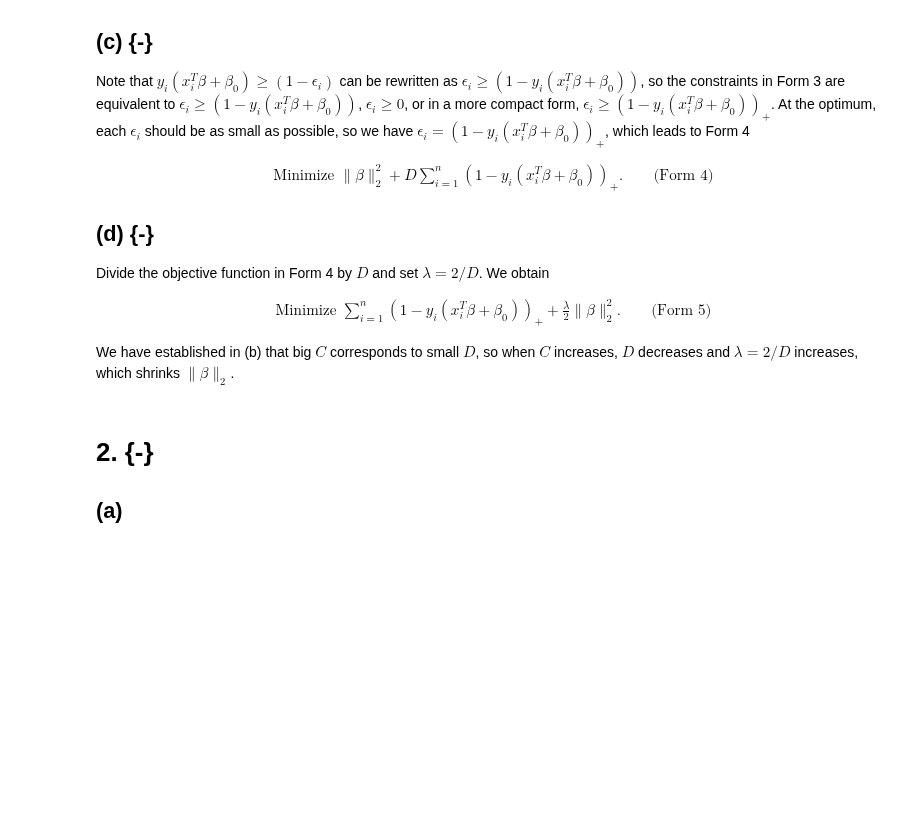
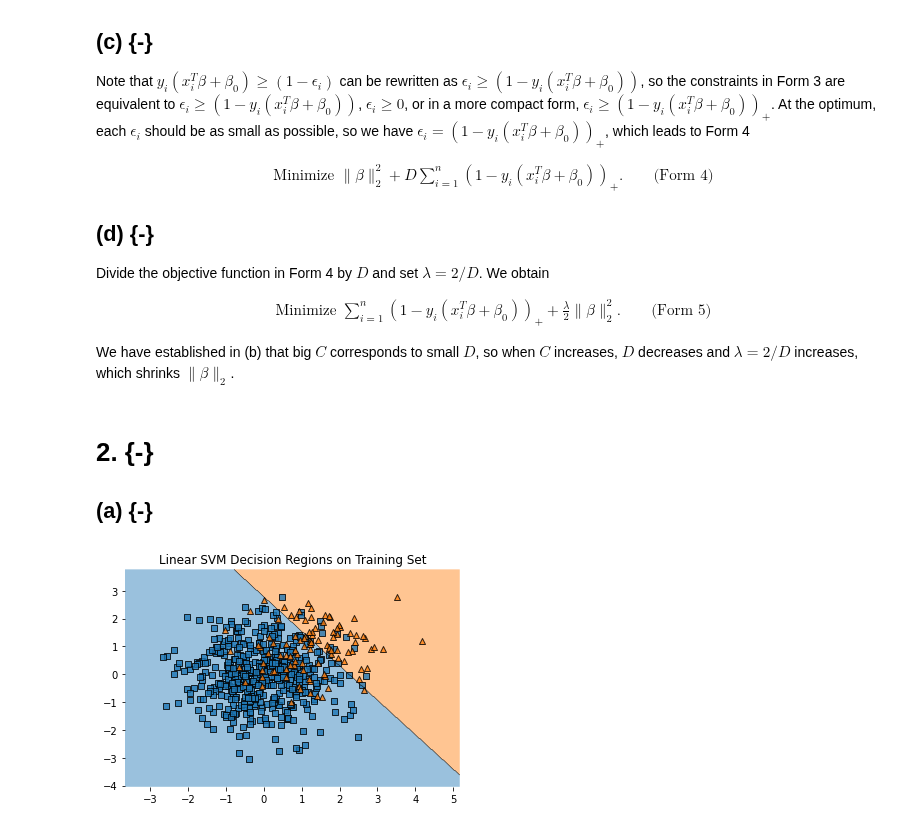
Before and after one commit to beginnerSC/mscf_hw_spring, a Jupyter notebook: ML II/3/Homework #3.ipynb, the cells around one changed output. Drawn from its saved outputs; the diff is of its cells as text; code cells hidden in the pictures; blank space fills up the shorter version.

```diff
--- a/ML II/3/Homework #3.ipynb
+++ b/ML II/3/Homework #3.ipynb
@@ -77,4 +77,4 @@ We have established in (b) that big $C$ corresponds to small $D$, so when $C$ in
 # %% [markdown]
 # 2. {-}
 
-## (a)
+## (a) {-}
@@ -85,0 +81,17 @@ X_test, y_test = get_data(500, 500)
+# %%
+import matplotlib.pyplot as plt
+import numpy as np
+from generate_imbalance import get_data
+from mlxtend.plotting import plot_decision_regions
+from sklearn import svm
+
+np.random.seed(0)
+X_train, y_train = get_data(500, 100)
+X_test, y_test = get_data(500, 500)
+
+svm_fit = svm.SVC(C=1, kernel='linear').fit(X_train, y_train)
+ax = plot_decision_regions(X=X_train, y=y_train, clf=svm_fit, legend=0)
+ax.set(title='Linear SVM Decision Regions on Training Set')
+plt.show()
+# %% [output]
+[figure, added]
```
Also changed, not shown: parts of 4 cells of this notebook.
